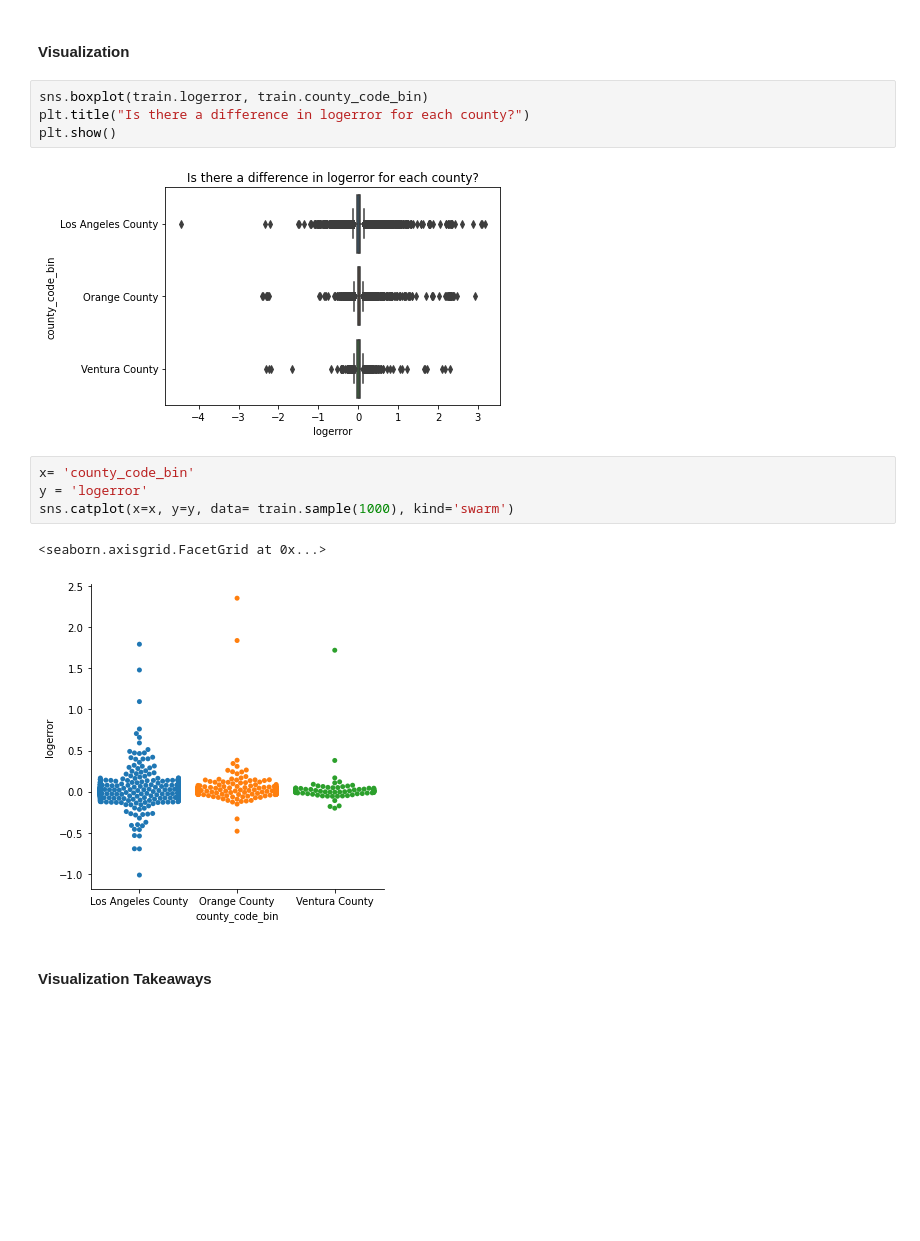
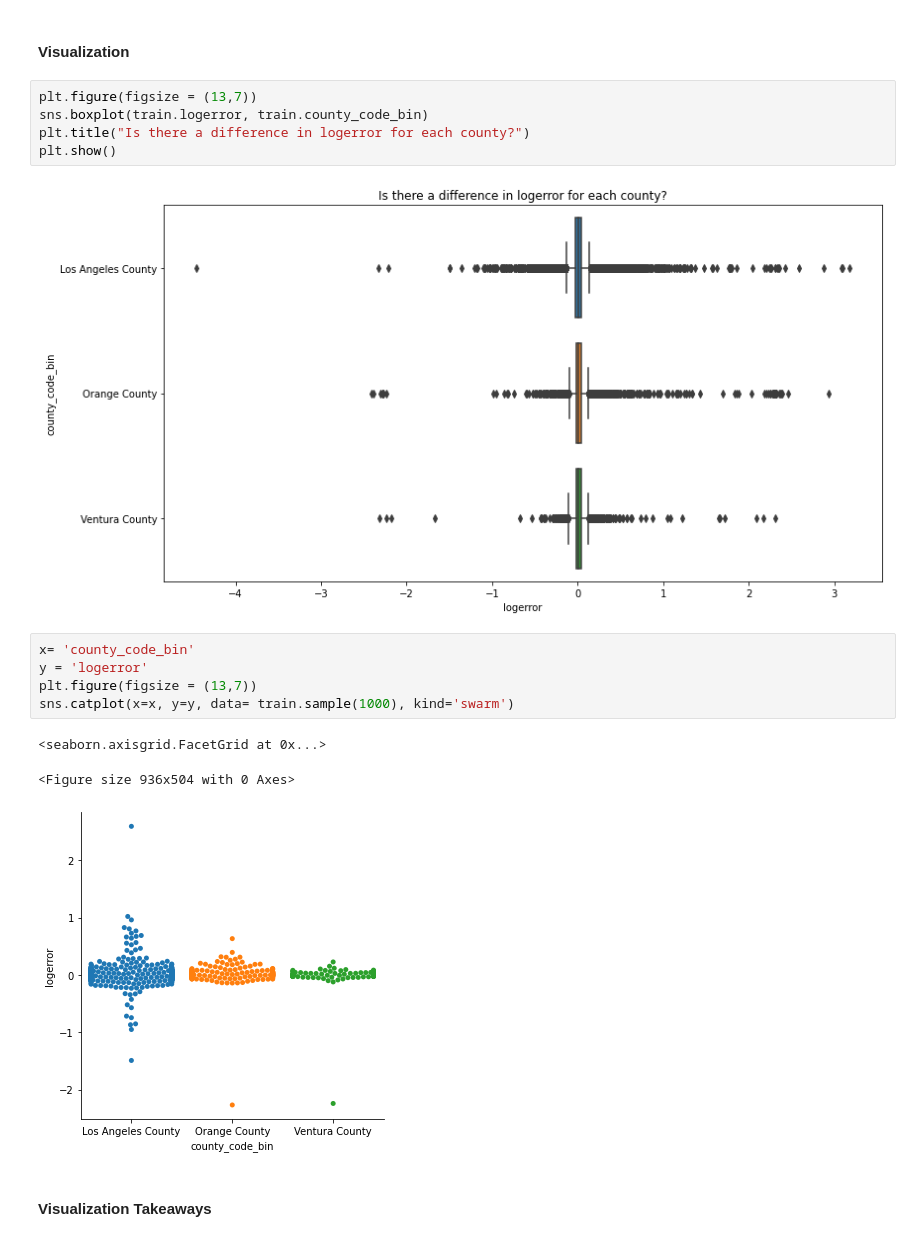
Before and after one commit to rachelrobbinsmayhill/clustering_project, a Jupyter notebook: final_report.ipynb, the cells around one changed output. Drawn from its saved outputs; the diff is of its cells as text; blank space fills up the shorter version.

```diff
--- a/final_report.ipynb
+++ b/final_report.ipynb
@@ -334,18 +334,21 @@ Statistical testing with a T-Test shows the data IS NOT statistically relevant a
 # %% [markdown]
 #### Visualization
 # %%
+plt.figure(figsize = (13,7))
 sns.boxplot(train.logerror, train.county_code_bin)
 plt.title("Is there a difference in logerror for each county?")
 plt.show()
 # %% [output]
-[figure, old version]
+[figure, new version]
 # %%
 x= 'county_code_bin'
 y = 'logerror'
+plt.figure(figsize = (13,7))
 sns.catplot(x=x, y=y, data= train.sample(1000), kind='swarm')
 # %% [output]
 <seaborn.axisgrid.FacetGrid at 0x...>
+<Figure size 936x504 with 0 Axes>
-[figure, old version]
+[figure, new version]
 # %% [markdown]
 #### Visualization Takeaways
 # %% [markdown]
```
Also changed, not shown: parts of 33 cells of this notebook.
